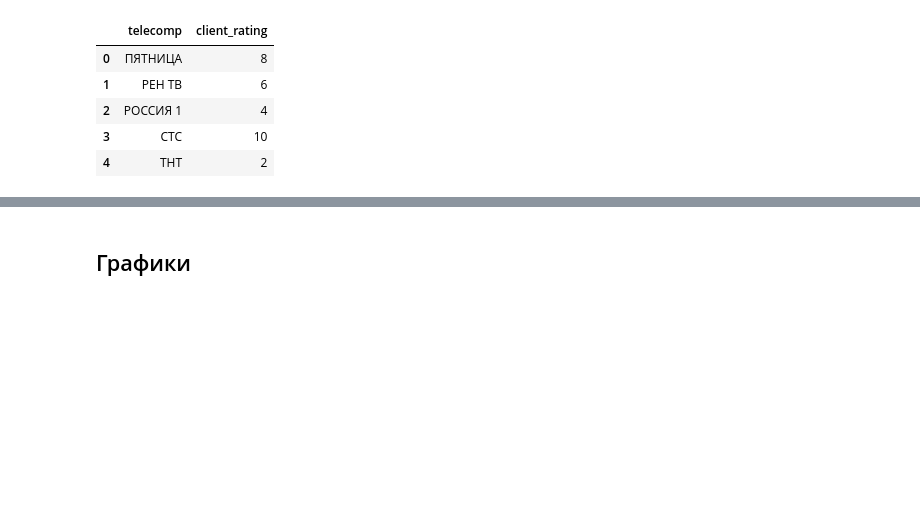
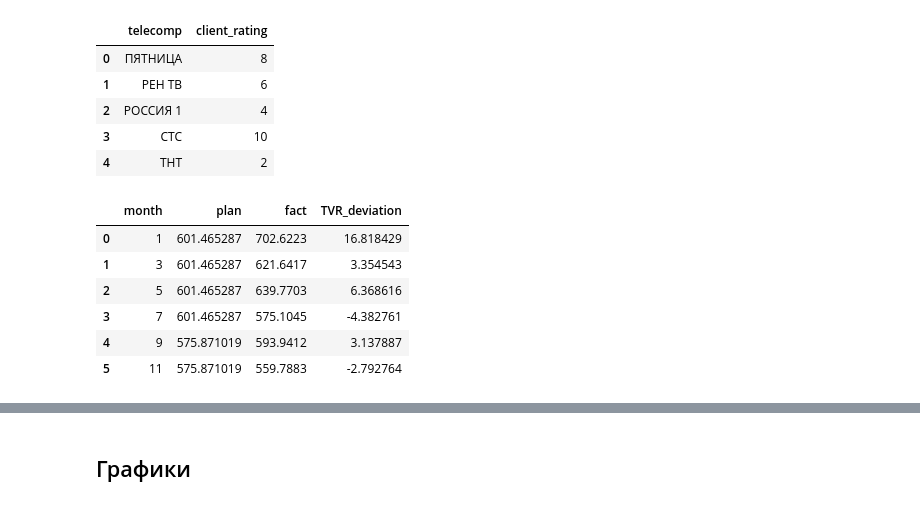
Before and after one commit to Nick2201/TRP_rate_system, a Jupyter notebook: TRP_rate_system/src/data_show.ipynb, the cells around one changed output, grey strips where cells are left out. Saved outputs shown, nothing was run; the diff lists cells and outputs as text; code cells hidden in the pictures; blank space fills up the shorter version.

```diff
--- a/TRP_rate_system/src/data_show.ipynb
+++ b/TRP_rate_system/src/data_show.ipynb
@@ -106,6 +106,19 @@ melted_df1 = melted_df1.query('month !="Все месяцы"')
     - [x] каналов дистрибъюции 1 == Сетевой : 3966
       - df_upload_raw.distribution_ch.value_counts()
 # %%
+def make_compare_df(group_by_value):
+    df_compare=(
+        pd.merge(melted_df1,df_group_upload,on=['telecomp','month'])
+        .groupby(group_by_value).agg(
+            plan=('plan','sum'),
+            fact=('TVR','sum')).reset_index()
+        )
+    df_compare[['fact','plan']] = df_compare[['fact','plan']].apply(pd.to_numeric)
+    df_compare['TVR_deviation'] = (df_compare['fact'] - df_compare['plan']) / df_compare['plan'] * 100
+
+
+    return df_compare
+
 df_compare=(
     pd.merge(melted_df1,df_group_upload,on=['telecomp','month'])
     .groupby(['telecomp']).agg(
@@ -129,6 +142,17 @@ rating_each_company
 | 2 | РОССИЯ 1 | 4 |
 | 3 | СТС | 10 |
 | 4 | ТНТ | 2 |
+# %%
+make_compare_df(group_by_value="month",total_row=False)
+# def (df_compare):
+# %% [output]
+|  | month | plan | fact | TVR_deviation |
+| 0 | 1 | 601.465287 | 702.6223 | 16.818429 |
+| 1 | 3 | 601.465287 | 621.6417 | 3.354543 |
+| 2 | 5 | 601.465287 | 639.7703 | 6.368616 |
+| 3 | 7 | 601.465287 | 575.1045 | -4.382761 |
+| 4 | 9 | 575.871019 | 593.9412 | 3.137887 |
+| 5 | 11 | 575.871019 | 559.7883 | -2.792764 |
 # %%
 
 totals = df_compare.sum(numeric_only=True)
```
Also changed, not shown: parts of 2 cells of this notebook.
